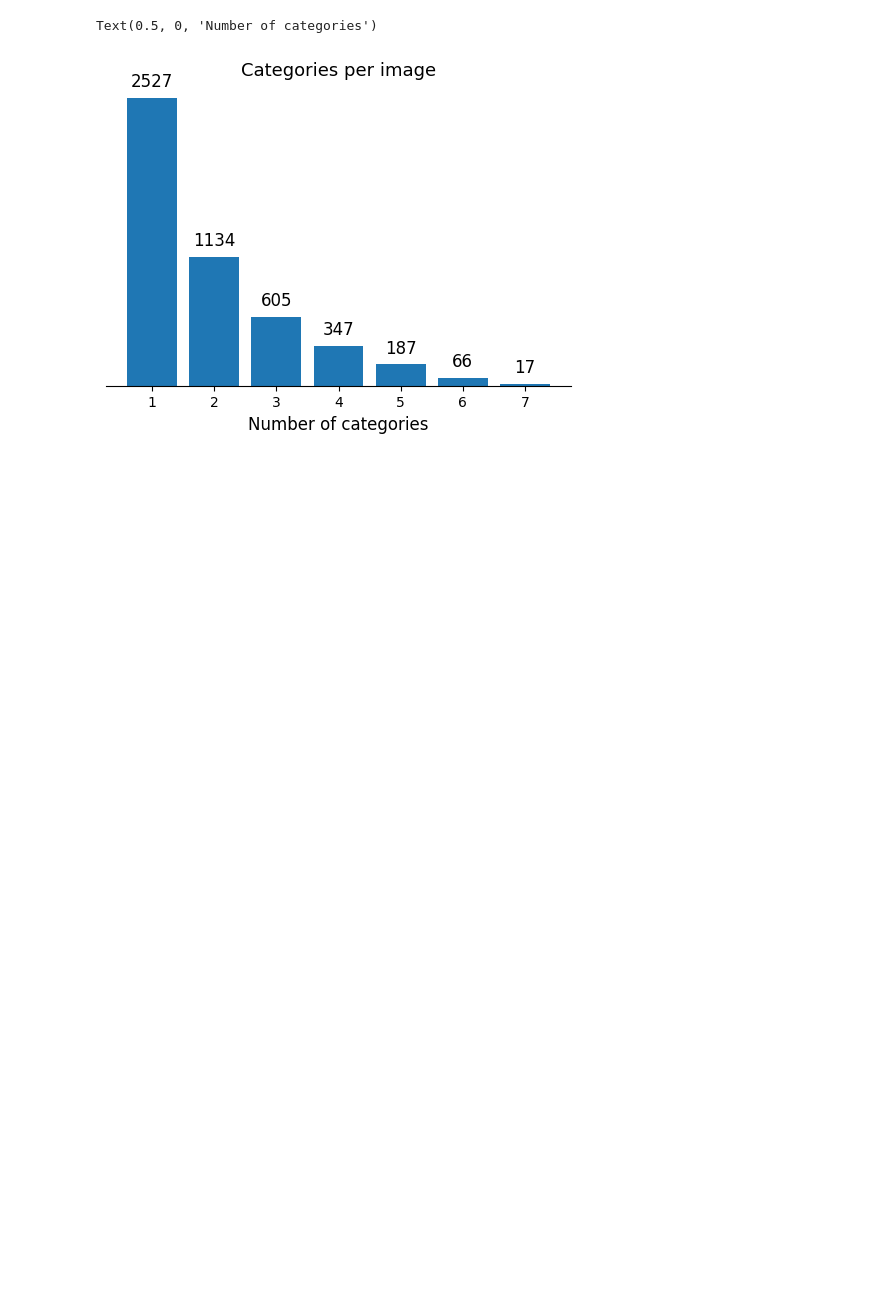
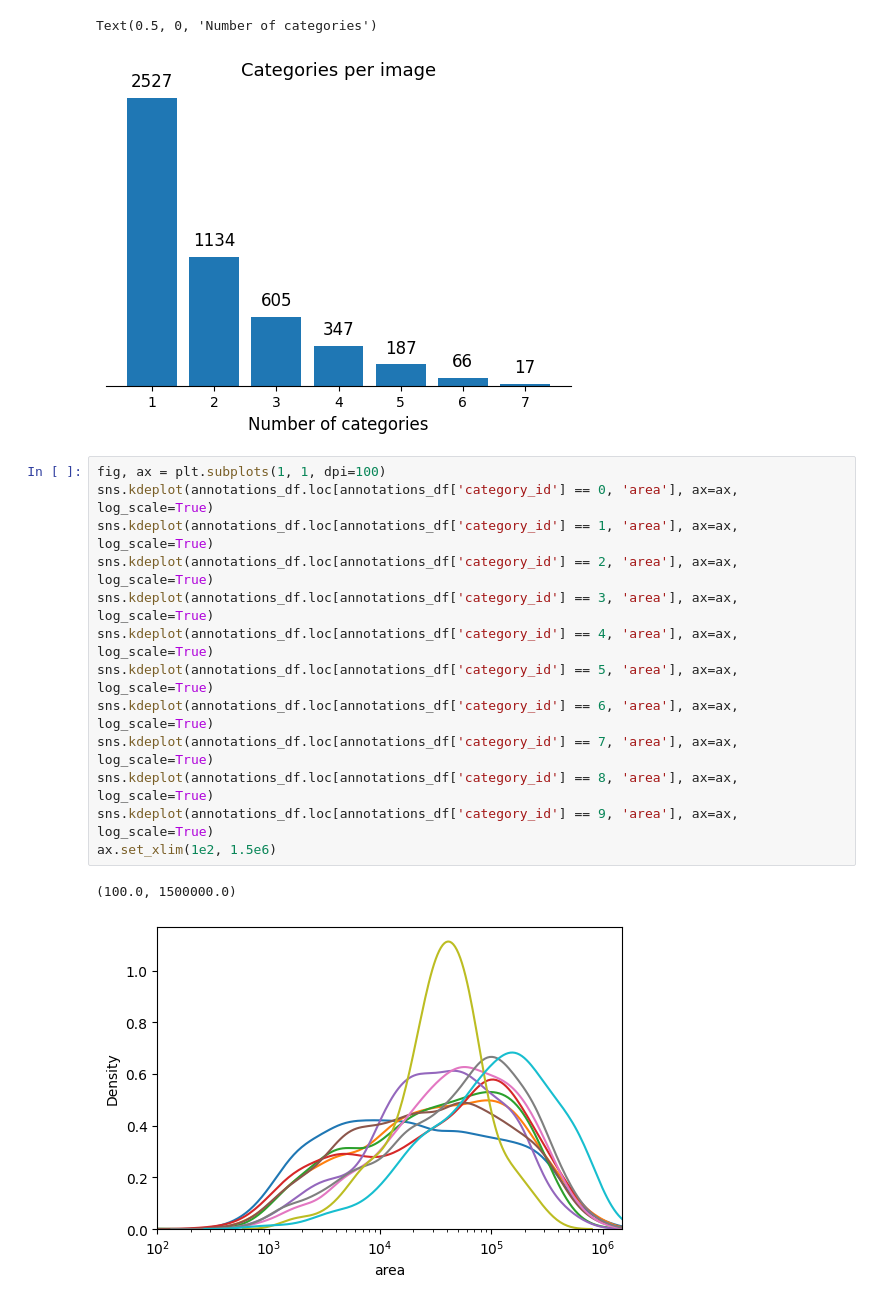
Before and after one commit to boostcampaitech2/object-detection-level2-cv-10, a Jupyter notebook: share/yongbeom/notebook/eda_yongbeom.ipynb, the cells around one changed output. Cells and saved outputs as stored; diff of their text form; blank space fills up the shorter version.

```diff
--- a/share/yongbeom/notebook/eda_yongbeom.ipynb
+++ b/share/yongbeom/notebook/eda_yongbeom.ipynb
@@ -189,3 +191,19 @@ ax.set_xlabel('Number of categories', fontdict={'size': 12})
 # %% [output]
 Text(0.5, 0, 'Number of categories')
 [figure]
+# %%
+fig, ax = plt.subplots(1, 1, dpi=100)
+sns.kdeplot(annotations_df.loc[annotations_df['category_id'] == 0, 'area'], ax=ax, log_scale=True)
+sns.kdeplot(annotations_df.loc[annotations_df['category_id'] == 1, 'area'], ax=ax, log_scale=True)
+sns.kdeplot(annotations_df.loc[annotations_df['category_id'] == 2, 'area'], ax=ax, log_scale=True)
+sns.kdeplot(annotations_df.loc[annotations_df['category_id'] == 3, 'area'], ax=ax, log_scale=True)
+sns.kdeplot(annotations_df.loc[annotations_df['category_id'] == 4, 'area'], ax=ax, log_scale=True)
+sns.kdeplot(annotations_df.loc[annotations_df['category_id'] == 5, 'area'], ax=ax, log_scale=True)
+sns.kdeplot(annotations_df.loc[annotations_df['category_id'] == 6, 'area'], ax=ax, log_scale=True)
+sns.kdeplot(annotations_df.loc[annotations_df['category_id'] == 7, 'area'], ax=ax, log_scale=True)
+sns.kdeplot(annotations_df.loc[annotations_df['category_id'] == 8, 'area'], ax=ax, log_scale=True)
+sns.kdeplot(annotations_df.loc[annotations_df['category_id'] == 9, 'area'], ax=ax, log_scale=True)
+ax.set_xlim(1e2, 1.5e6)
+# %% [output]
+(100.0, 1500000.0)
+[figure, added]
```
Also changed, not shown: parts of 4 cells of this notebook, 8 other files.
